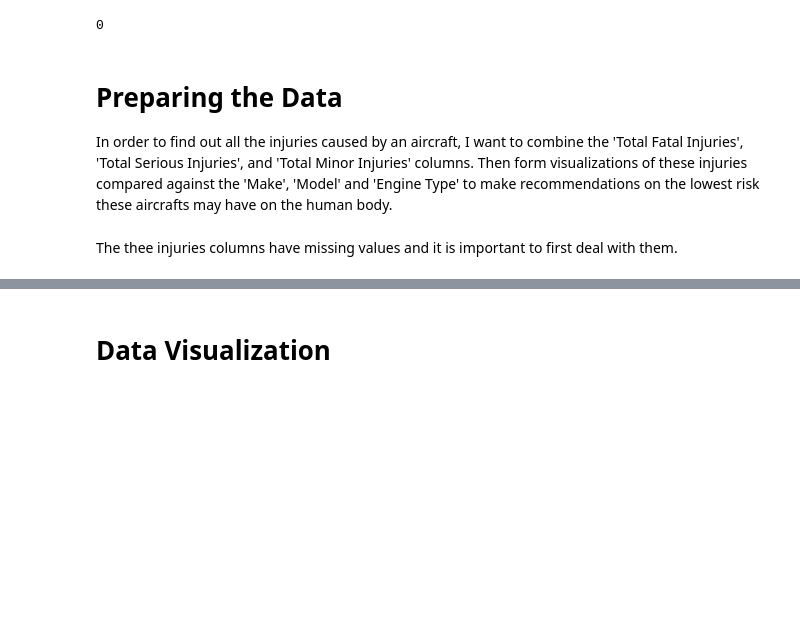
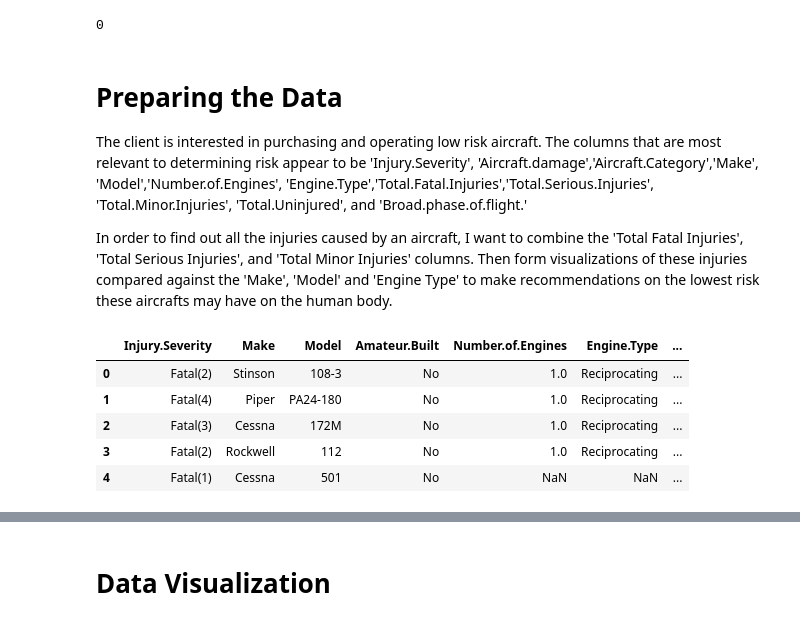
Before and after one commit to tingly-amua/Project---Aircraft-Risk, a Jupyter notebook: project.ipynb, the cells around one changed output, grey strips where cells are left out. Saved outputs shown, nothing was run; the diff lists cells and outputs as text; code cells hidden in the pictures; blank space fills up the shorter version.

```diff
--- a/project.ipynb
+++ b/project.ipynb
@@ -97,6 +98,6 @@ df.duplicated().sum()
 0
 # %% [markdown]
 # Preparing the Data
+The client is interested in purchasing and operating low risk aircraft. The columns that are most relevant to determining risk appear to be 'Injury.Severity', 'Aircraft.damage','Aircraft.Category','Make', 'Model','Number.of.Engines', 'Engine.Type','Total.Fatal.Injuries','Total.Serious.Injuries', 'Total.Minor.Injuries', 'Total.Uninjured', and 'Broad.phase.of.flight.'
+
 In order to find out all the injuries caused by an aircraft, I want to combine the 'Total Fatal Injuries', 'Total Serious Injuries', and 'Total Minor Injuries' columns. Then form visualizations of these injuries compared against the 'Make', 'Model' and 'Engine Type' to make recommendations on the lowest risk these aircrafts may have on the human body.
-# %% [markdown]
-The thee injuries columns have missing values and it is important to first deal with them.
@@ -110,0 +108,9 @@ df.isna().sum()
+# %%
+df.head()
+# %% [output]
+|  | Injury.Severity | Make | Model | Amateur.Built | Number.of.Engines | Engine.Type | ... |
+| 0 | Fatal(2) | Stinson | 108-3 | No | 1.0 | Reciprocating | ... |
+| 1 | Fatal(4) | Piper | PA24-180 | No | 1.0 | Reciprocating | ... |
+| 2 | Fatal(3) | Cessna | 172M | No | 1.0 | Reciprocating | ... |
+| 3 | Fatal(2) | Rockwell | 112 | No | 1.0 | Reciprocating | ... |
+| 4 | Fatal(1) | Cessna | 501 | No | NaN | NaN | ... |
```
Also changed, not shown: parts of 21 cells of this notebook.
